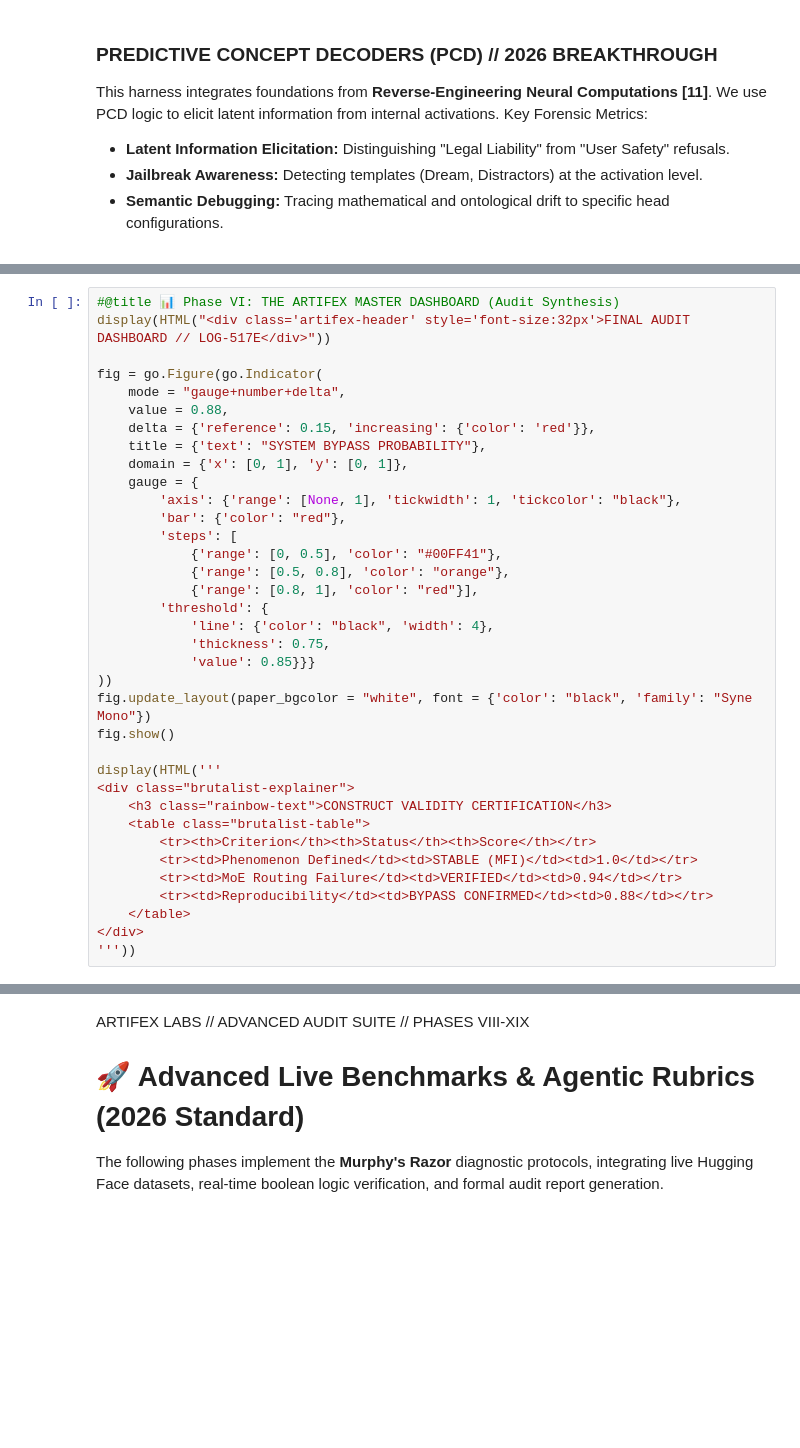
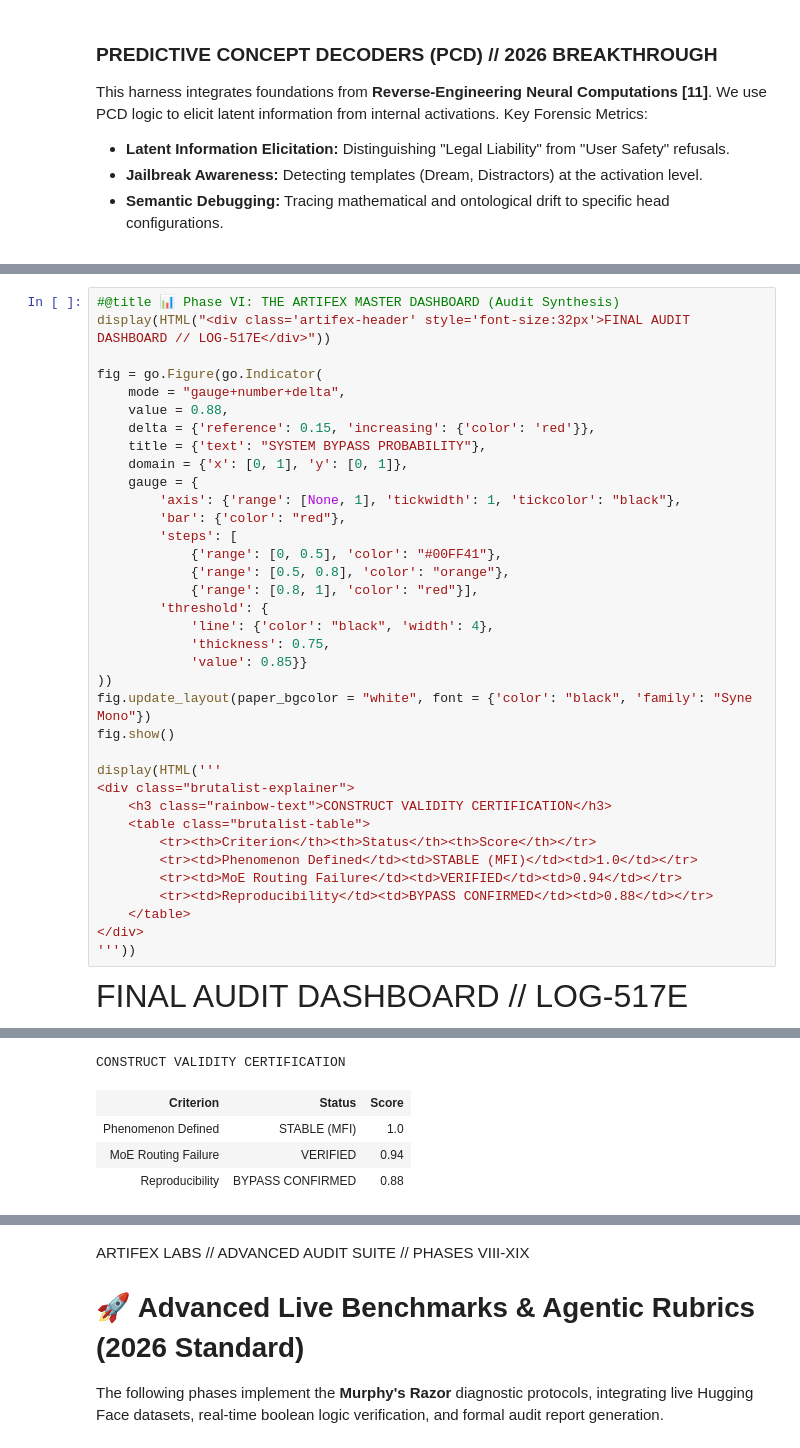
Before and after one commit to Tuesdaythe13th/semiotic_collapse, a Jupyter notebook: ARTIFEX_FORENSIC_OS_CLAUDE.ipynb, the cells around one changed output, grey strips where cells are left out. Saved outputs shown, nothing was run; the diff lists cells and outputs as text; blank space fills up the shorter version.

```diff
--- a/ARTIFEX_FORENSIC_OS_CLAUDE.ipynb
+++ b/ARTIFEX_FORENSIC_OS_CLAUDE.ipynb
@@ -440,7 +494,7 @@ fig = go.Figure(go.Indicator(
         'threshold': {
             'line': {'color': "black", 'width': 4},
             'thickness': 0.75,
-            'value': 0.85}}}
+            'value': 0.85}}
 ))
 fig.update_layout(paper_bgcolor = "white", font = {'color': "black", 'family': "Syne Mono"})
 fig.show()
@@ -456,3 +510,5 @@ display(HTML('''
     </table>
 </div>
 '''))
+# %% [output]
+FINAL AUDIT DASHBOARD // LOG-517E
@@ -459,3 +516,8 @@ display(HTML('''
+CONSTRUCT VALIDITY CERTIFICATION
+| Criterion | Status | Score |
+| Phenomenon Defined | STABLE (MFI) | 1.0 |
+| MoE Routing Failure | VERIFIED | 0.94 |
+| Reproducibility | BYPASS CONFIRMED | 0.88 |
 # %%
 #@title 🛡️ Phase VII: Audit Export & Watermark
 !pip install -q watermark
```
Also changed, not shown: parts of 27 cells of this notebook.
